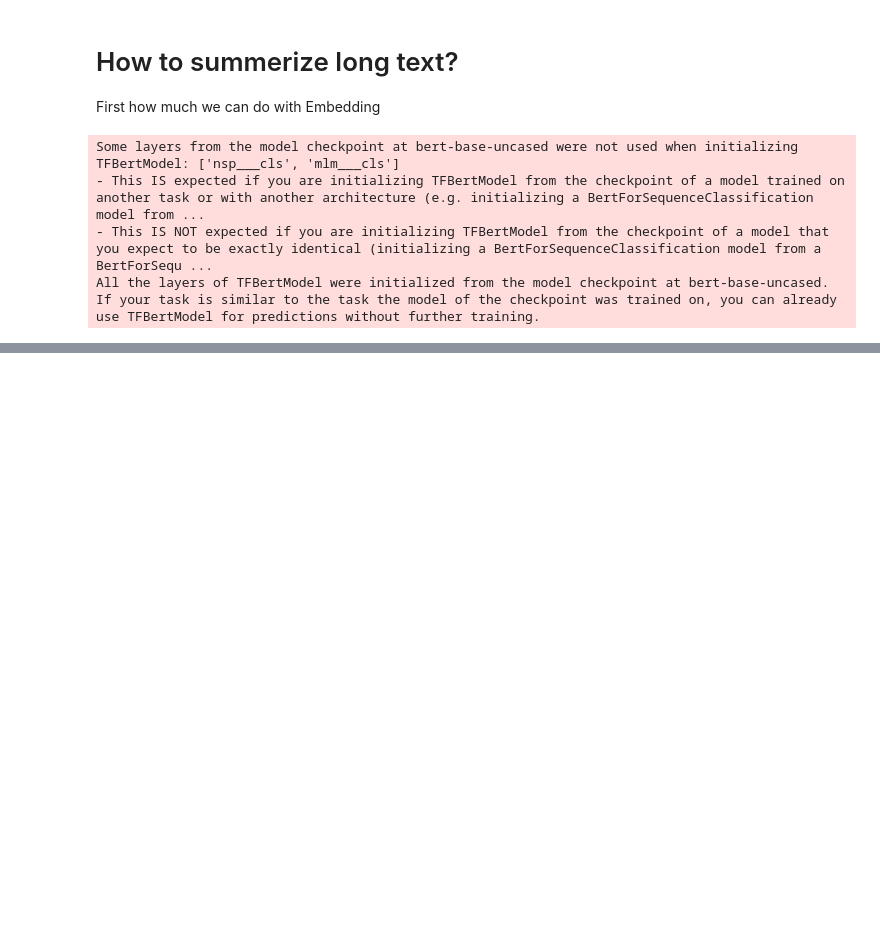
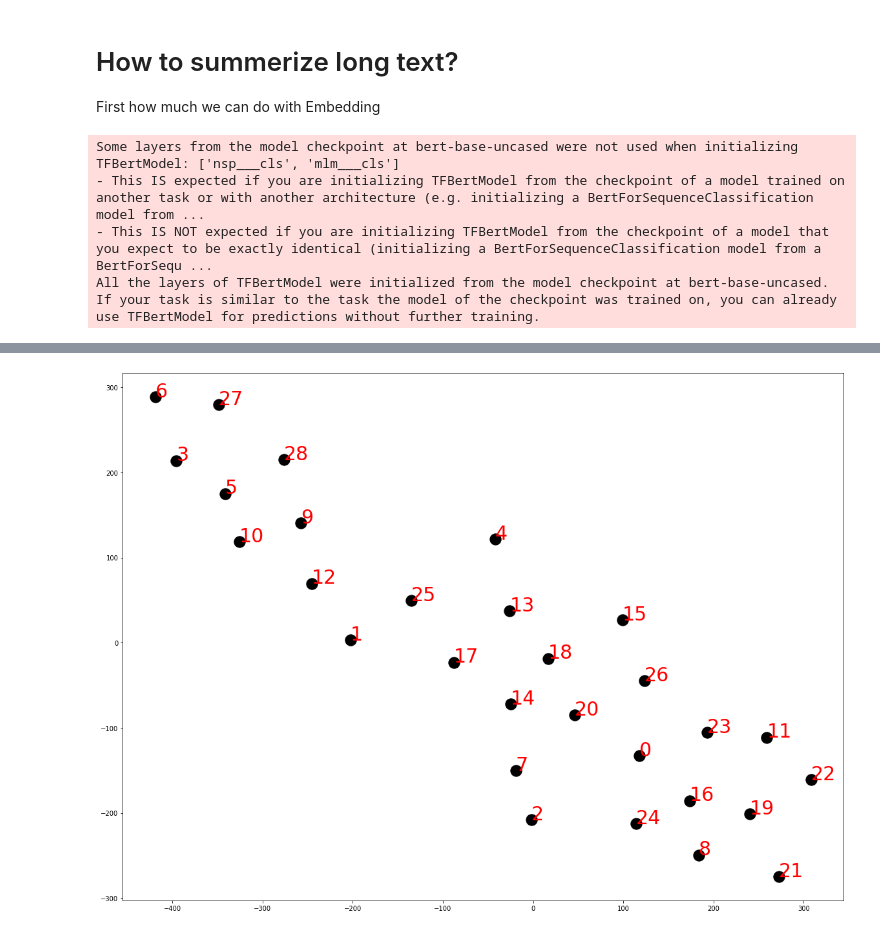
Before and after one commit to SUKI-O/NLP, a Jupyter notebook: Embeddings.ipynb, the cells around one changed output, grey strips where cells are left out. Drawn from its saved outputs; the diff is of its cells as text; code cells hidden in the pictures; blank space fills up the shorter version.

```diff
--- a/Embeddings.ipynb
+++ b/Embeddings.ipynb
@@ -79,0 +156,25 @@ array([-3.86112928e-01,  4.89523441e-01, -3.26074272e-01, -3.93160254e-01,
+# %%
+#tsne 2D
+X = mat
+y =[i for i in range(29)]
+from sklearn.manifold import TSNE as TSNE
+tsne = TSNE(n_components=2,init='pca', perplexity=10)
+tsne_2d = tsne.fit_transform(X =X, y = y)
+plt.figure(figsize=(20,15))# .gca(projection='2d')
+plt.scatter(
+    x=tsne_2d[:,0],
+    y=tsne_2d[:,1],
+    #zs=tsne_3d[:,2],
+    # c=df.loc[rndperm,:]["y"],
+    s = 300,
+    c = 'black',
+    label = [i for i in range(29)]
+)
+for i, label in enumerate(y):
+    plt.annotate(label, (tsne_2d[:,0][i], tsne_2d[:,1][i]), fontsize = 30, c = 'red')
+# ax.set_xlabel('pca-one')
+# ax.set_ylabel('pca-two')
+# ax.set_zlabel('pca-three')
+plt.show()
+# %% [output]
+[figure, added]
```
Also changed, not shown: parts of 25 cells of this notebook, 1 other file.
